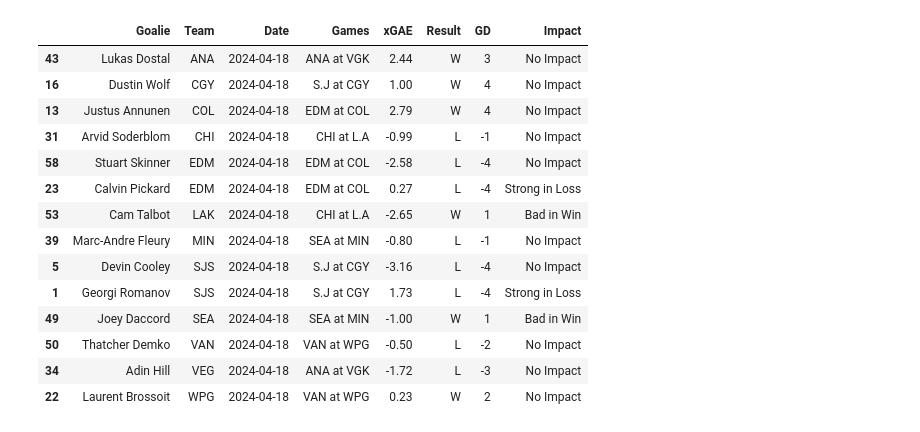
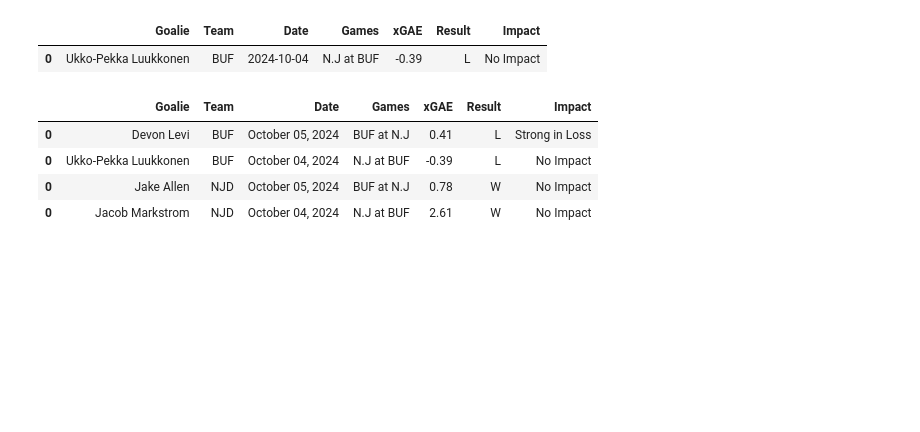
Before and after one commit to berg0804/berg0804.github.io, a Jupyter notebook: results.ipynb, the cells around one changed output. Saved outputs shown, nothing was run; the diff lists cells and outputs as text; code cells hidden in the pictures; blank space fills up the shorter version.

```diff
--- a/results.ipynb
+++ b/results.ipynb
@@ -708,26 +224,14 @@ df_impact_totals23 = df_impact_totals23[['Year','Games','Goalie Win','Goalie Los
 # %%
-df_combined25 = pd.concat([df_lukasdostal25,df_johngibson25,df_joonaskorpisalo25,df_jeremyswayman25,df_jamesreimer25,
-                          df_ukkapekkaluukkonen25,df_devonlevi25,df_danvladar25,df_dustinwolf25,
-                          df_frederikandersen25,df_pyotrkochetkov25,df_petrmrazek25,df_laurentbrossoit25,
-                          df_alexandargeorgiev25,df_justusannunen25,df_elvismerzlikins25,df_daniiltarasov25,
-                          df_jakeoettinger25,df_caseydesmith25,df_camtalbot25,df_alexlyon25,df_villehusso25,
-                          df_calvinpicakrd25,df_stuartskinner25,df_spencerknight25,df_sergeibobrovsky25,
-                          df_darcykuemper25,df_davidrittich25,df_pheonixcopley25,df_filipgustavsson25,
-                          df_marcandrefleury25,df_careyprice25,df_caydenprimeau25,df_sammontembeault25,df_juusesaros25,
-                          df_scottwedgewood25,df_jakeallen25,df_jacobmarkstrom25,df_ilyasorokin25,df_semyonvarlamov25,
-                          df_igorshesterkin25,df_jonathanquick25,df_linusullmark25,df_antonforsberg25,
-                          df_samuelersson25,df_ivanfedotov25,df_tristanjarry25,df_alexnedeljkovic25,
-                          df_yaroslavaskarov25,df_mackenzieblackwood25,df_vitekvanecek25,df_joeydaccord25,
-                          df_philippgrubauer25,df_jordanbinnington25,df_joelhofer25,df_andreivasilevskiy25,
-                          df_jonasjohansson25,df_josephwoll25,df_anthonystolarz25,df_karelvejmelka25,
-                          df_connoringram25,df_thatcherdemko23,df_arturssilovs25,df_ilyasamsonov25,df_adinhill25,
-                          df_robinlehner25,df_charlielindgren25,df_loganthompson25,df_ericcomrie25,
-                          df_connorhellebuyck25,df_kaapokahkonen25], axis=0)
+df_combined25 = pd.concat([df_devonlevi25,df_ukkopekkaluukkonen25,df_jakeallen25,df_jacobmarkstrom25], axis=0)
 
+
+df_combined25 = df_combined25[['Goalie','Team','Date','Games','xGAE','Result','Impact']]
 df_impact_totals25 = df_combined25.groupby(['Goalie', 'Team','Impact']).size().unstack(fill_value=0)
 df_impact_totals25['Year'] = '2024-25'
-columns_to_sum = ['Bad in Win', 'Goalie Loss', 'Goalie Win', 'No Impact', 'Strong in Loss']  # Replace with your column names
+columns_to_sum = ['No Impact', 'Strong in Loss']  # Replace with your column names
 df_impact_totals25['Games'] = df_impact_totals25[columns_to_sum].sum(axis=1)
-df_impact_totals25 = df_impact_totals25[['Year','Games','Goalie Win','Goalie Loss','Strong in Loss','Bad in Win','No Impact']]
+df_impact_totals25 = df_impact_totals25[['Year','Games','Strong in Loss','No Impact']]
+df_impact_totals25
+
 
 # Display the result
@@ -738 +254,10 @@ NameError: name 'df_impact_totals25' is not defined
+# %%
+df_combined25w = df_combined25.sort_values(by='xGAE', ascending=False).head(11)
+df_combined25w = df_combined25w[df_combined25w['xGAE'] > 0]
+df_combined25l = df_combined25.sort_values(by='xGAE', ascending=False).head(11)
+df_combined25l = df_combined25l[df_combined25l['xGAE'] < 0]
+df_combined25l
+# %% [output]
+|  | Goalie | Team | Date | Games | xGAE | Result | Impact |
+| 0 | Ukko-Pekka Luukkonen | BUF | 2024-10-04 | N.J at BUF | -0.39 | L | No Impact |
 # %%
@@ -923,22 +391,5 @@ loss24_df = df_sortedl24[['Year','Goalie Loss']].head(11)
 # %%
-filtered_df = df_combined[df_combined['Date'] == '2024-04-18']
-filtered_df = filtered_df[['Goalie','Team','Date','Games','xGAE','Result','GD','Impact']]
-filtered_df
+filtered_df = df_combined25[df_combined25['Date'] == '2024-10-05']
+filtered_df = filtered_df[['Goalie','Team','Date','Games','xGAE','Result','Impact']]
-# %% [output]
-|  | Goalie | Team | Date | Games | xGAE | Result | GD | Impact |
-| 43 | Lukas Dostal | ANA | 2024-04-18 | ANA at VGK | 2.44 | W | 3 | No Impact |
-| 16 | Dustin Wolf | CGY | 2024-04-18 | S.J at CGY | 1.00 | W | 4 | No Impact |
-| 13 | Justus Annunen | COL | 2024-04-18 | EDM at COL | 2.79 | W | 4 | No Impact |
-| 31 | Arvid Soderblom | CHI | 2024-04-18 | CHI at L.A | -0.99 | L | -1 | No Impact |
-| 58 | Stuart Skinner | EDM | 2024-04-18 | EDM at COL | -2.58 | L | -4 | No Impact |
-| 23 | Calvin Pickard | EDM | 2024-04-18 | EDM at COL | 0.27 | L | -4 | Strong in Loss |
-| 53 | Cam Talbot | LAK | 2024-04-18 | CHI at L.A | -2.65 | W | 1 | Bad in Win |
-| 39 | Marc-Andre Fleury | MIN | 2024-04-18 | SEA at MIN | -0.80 | L | -1 | No Impact |
-| 5 | Devin Cooley | SJS | 2024-04-18 | S.J at CGY | -3.16 | L | -4 | No Impact |
-| 1 | Georgi Romanov | SJS | 2024-04-18 | S.J at CGY | 1.73 | L | -4 | Strong in Loss |
-| 49 | Joey Daccord | SEA | 2024-04-18 | SEA at MIN | -1.00 | W | 1 | Bad in Win |
-| 50 | Thatcher Demko | VAN | 2024-04-18 | VAN at WPG | -0.50 | L | -2 | No Impact |
-| 34 | Adin Hill | VEG | 2024-04-18 | ANA at VGK | -1.72 | L | -3 | No Impact |
-| 22 | Laurent Brossoit | WPG | 2024-04-18 | VAN at WPG | 0.23 | W | 2 | No Impact |
 # %%
 html_table = filtered_df.to_html(index=False, classes='table table-striped table-bordered', border=0)
@@ -1424 +1124,12 @@ with open('bootstrap_loss24_totals.html', 'w') as file:
     file.write(bootstrap_html)
+# %%
+df_combined['Date'] = pd.to_datetime(df_combined['Date'])
+df_combined['Date'] = df_combined['Date'].dt.strftime('%B %d, %Y')
+df_combined23['Date'] = pd.to_datetime(df_combined23['Date'])
+df_combined23['Date'] = df_combined23['Date'].dt.strftime('%B %d, %Y')
+df_combined22['Date'] = pd.to_datetime(df_combined22['Date'])
+df_combined22['Date'] = df_combined22['Date'].dt.strftime('%B %d, %Y')
+df_combined25['Date'] = pd.to_datetime(df_combined25['Date'])
+df_combined25['Date'] = df_combined25['Date'].dt.strftime('%B %d, %Y')
+df_combinedt = pd.concat([df_combined,df_combined23,df_combined22,df_combined25],axis=0)
+df_combinedt = df_combinedt[['Goalie','Team','Date','Games','xGAE','Result','Impact']]
@@ -1424,0 +1374,8 @@ with open('bootstrap_loss24_totals.html', 'w') as file:
+# %%
+df_combined25
+# %% [output]
+|  | Goalie | Team | Date | Games | xGAE | Result | Impact |
+| 0 | Devon Levi | BUF | October 05, 2024 | BUF at N.J | 0.41 | L | Strong in Loss |
+| 0 | Ukko-Pekka Luukkonen | BUF | October 04, 2024 | N.J at BUF | -0.39 | L | No Impact |
+| 0 | Jake Allen | NJD | October 05, 2024 | BUF at N.J | 0.78 | W | No Impact |
+| 0 | Jacob Markstrom | NJD | October 04, 2024 | N.J at BUF | 2.61 | W | No Impact |
```
Also changed, not shown: parts of 53 cells of this notebook, 8 other files.
